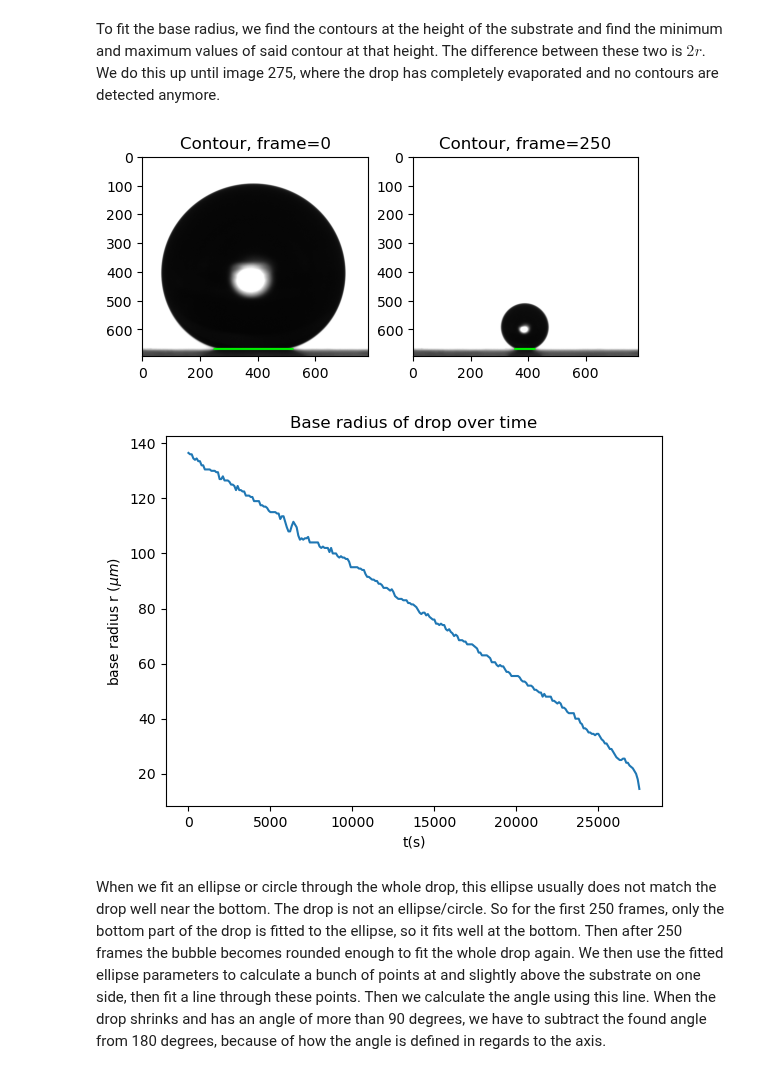
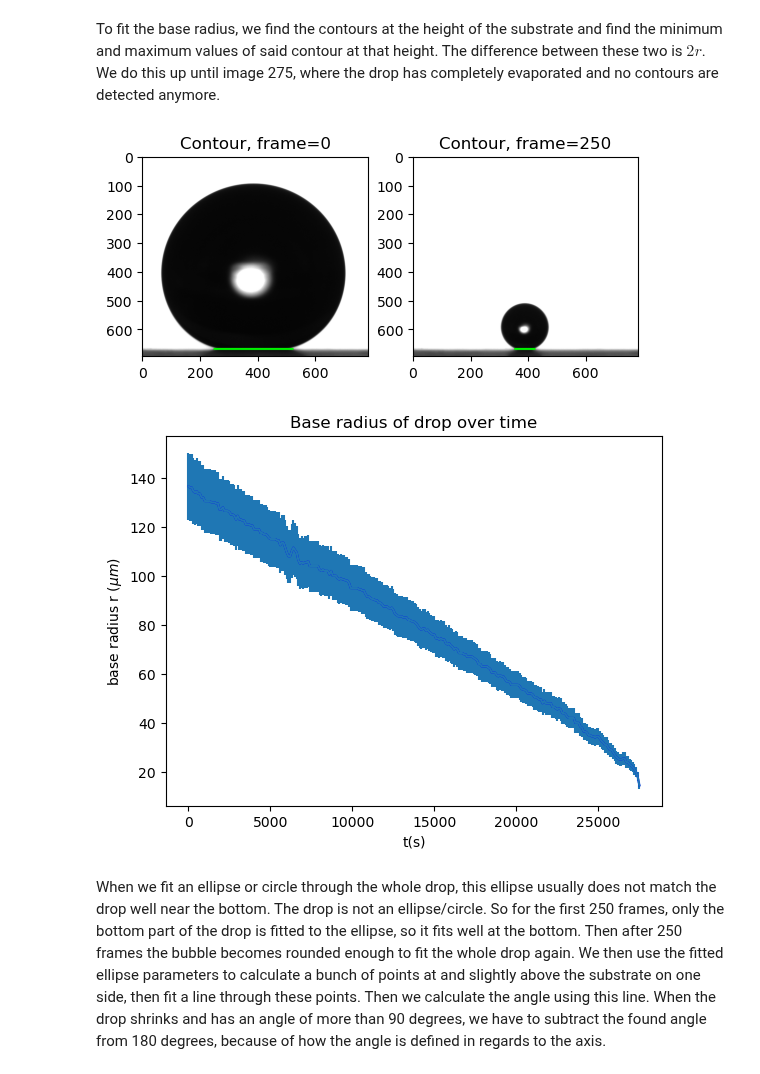
Before and after one commit to TFLVerouden/ETPoF, a Jupyter notebook: HW2/HW_2.ipynb, the cells around one changed output. Saved outputs shown, nothing was run; the diff lists cells and outputs as text; code cells hidden in the pictures.

```diff
--- a/HW2/HW_2.ipynb
+++ b/HW2/HW_2.ipynb
@@ -25,7 +25,8 @@ plt.imshow(img_corner)
 
 #insert scaling function here
 # so we have a scaling of...
-calibration = 1 #mm/px
+calibration = 1 #um/px
+dc = 0.1 # error in calibration
 # %% [output]
 [figure]
 # %% [markdown]
@@ -96,35 +97,39 @@ for i in range(stop+1):
 
     # finding base radius, find points at height of substrate
     mask2 = (y != 0) & (x != 0) & (x != np.max(x)) & (y != np.max(y)) & (y==ysubstrate-1)
     xbase = x[mask2]
     x1 = np.min(xbase)
     x2 = np.max(xbase)
 
     #base radius is half of base
     base_radius[i] = abs(x1-x2)/2
 
     img = cv.line(img, (x1, ysubstrate-1), (x2, ysubstrate-1), (0,255,0), 5)
     if i == 0:
         f = plt.figure()
         f.add_subplot(1,2, 1)
         plt.imshow(img)
         plt.title(f'Contour, frame={i}')
     if i == 250:
         f.add_subplot(1,2, 2)
         plt.imshow(img)
         plt.title(f'Contour, frame={i}')
 plt.show()
 
+#error calculation
+dr = np.sqrt((base_radius**2)*(dc**2))
+
 t1 = np.linspace(0, len(base_radius)*dt-dt, len(base_radius))
 plt.figure()
-plt.plot(t1, base_radius*calibration)
+plt.errorbar(t1, base_radius*calibration, yerr=dr)
+plt.plot(t1, base_radius*calibration, 'b')
 plt.xlabel('t(s)')
 plt.ylabel(r'base radius r ($\mu m$)')
 plt.title('Base radius of drop over time')
 plt.show()
 # %% [output]
 [figure]
-[figure, old version]
+[figure, new version]
 # %% [markdown]
 When we fit an ellipse or circle through the whole drop, this ellipse usually does not match the drop well near the bottom. The drop is not an ellipse/circle. So for the first 250 frames, only the bottom part of the drop is fitted to the ellipse, so it fits well at the bottom. Then after 250 frames the bubble becomes rounded enough to fit the whole drop again. We then use the fitted ellipse parameters to calculate a bunch of points at and slightly above the substrate on one side, then fit a line through these points. Then we calculate the angle using this line. When the drop shrinks and has an angle of more than 90 degrees, we have to subtract the found angle from 180 degrees, because of how the angle is defined in regards to the axis.
 # %%
```
Also changed, not shown: parts of 3 cells of this notebook.
